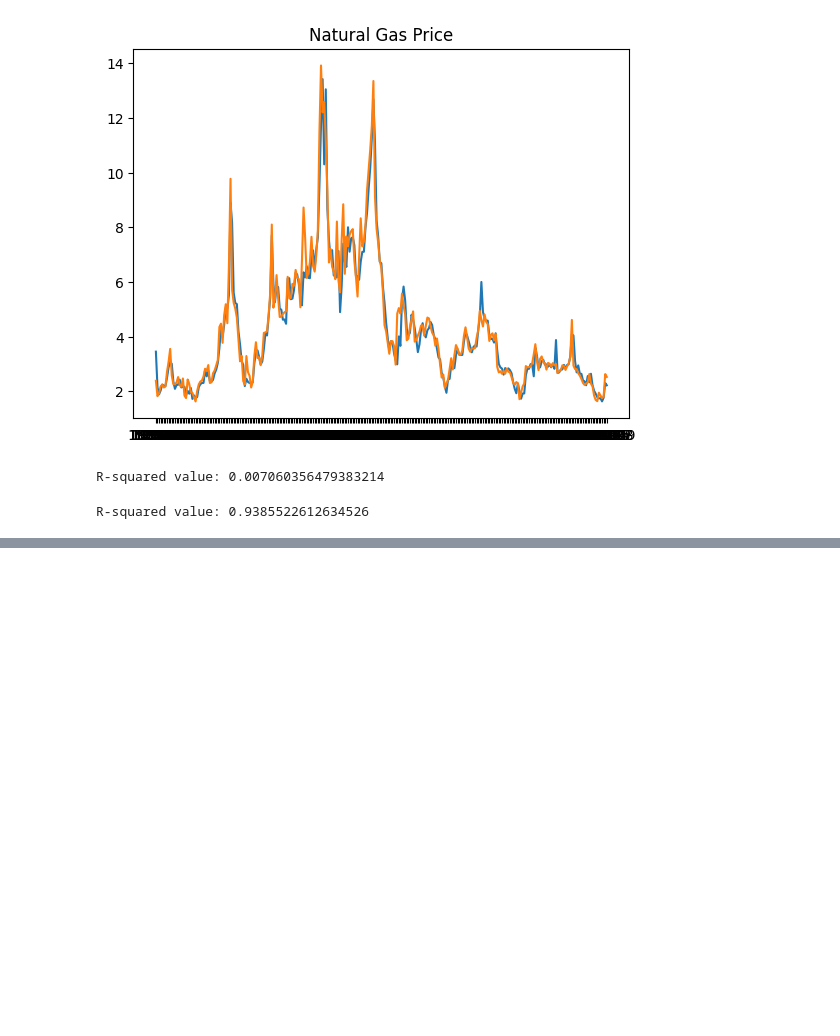
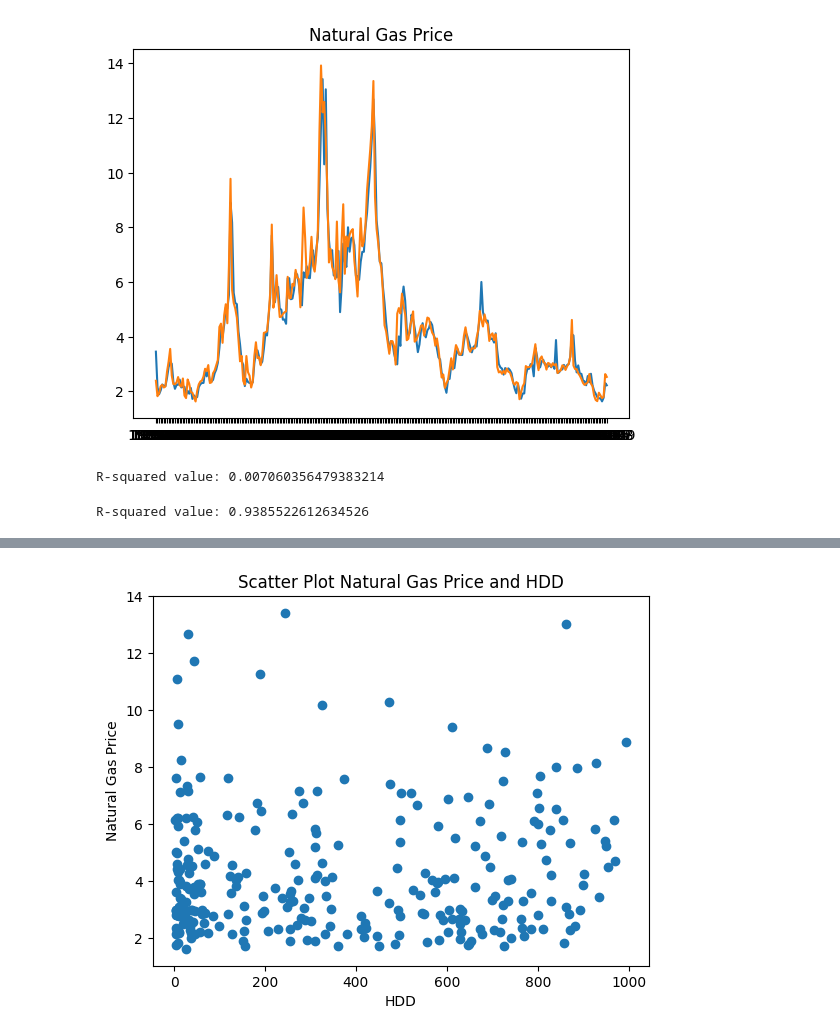
Before and after one commit to johnCavatelli/CS-5990-Gas-Price, a Jupyter notebook: main.ipynb, the cells around one changed output, grey strips where cells are left out. Cells and saved outputs as stored; diff of their text form; code cells hidden in the pictures; blank space fills up the shorter version.

```diff
--- a/main.ipynb
+++ b/main.ipynb
@@ -197,0 +199,14 @@ R-squared correlation: 0.41762458184484574
+# %%
+#Seasonal decomposition
+df = pd.read_csv("output.csv")
+
+df['Month'] = pd.to_datetime(df['Month'])
+df.set_index('Month', inplace=True)
+
+plt.scatter(df.Data1, df.Data2)
+plt.title('Scatter Plot Natural Gas Price and HDD')
+plt.xlabel('HDD')
+plt.ylabel('Natural Gas Price')
+plt.show()
+# %% [output]
+[figure, added]
```
Also changed, not shown: parts of 7 cells of this notebook, 5 other files.
